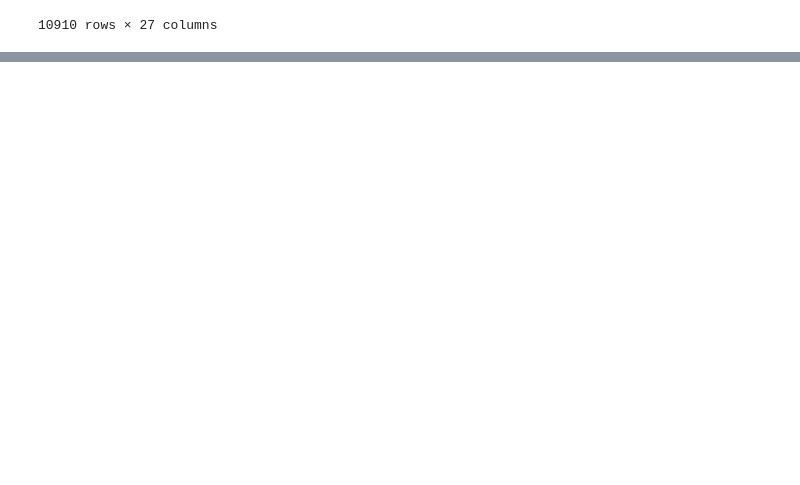
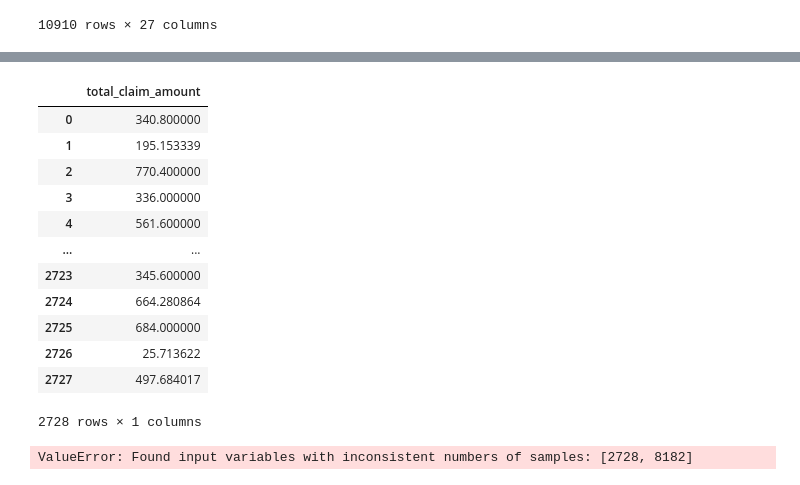
Before and after one commit to DominikKoppen/Dominik_Ironhack, a Jupyter notebook: Week_4/ LAB_ Model_Evaluation_and_Improving_1.ipynb, the cells around one changed output, grey strips where cells are left out. Drawn from its saved outputs; the diff is of its cells as text; code cells hidden in the pictures; blank space fills up the shorter version.

```diff
--- a/Week_4/ LAB_ Model_Evaluation_and_Improving_1.ipynb
+++ b/Week_4/ LAB_ Model_Evaluation_and_Improving_1.ipynb
@@ -531,0 +553,16 @@ LinearRegression does not accept missing values encoded as NaN natively. For sup
+# %%
+y_test_1
+# %% [output]
+|  | total_claim_amount |
+| 0 | 340.800000 |
+| 1 | 195.153339 |
+| 2 | 770.400000 |
+| 3 | 336.000000 |
+| 4 | 561.600000 |
+| ... | ... |
+| 2723 | 345.600000 |
+| 2724 | 664.280864 |
+| 2725 | 684.000000 |
+| 2726 | 25.713622 |
+| 2727 | 497.684017 |
+2728 rows × 1 columns
@@ -531,0 +571,5 @@ LinearRegression does not accept missing values encoded as NaN natively. For sup
+# %%
+from sklearn.metrics import mean_squared_error
+mse1 = mean_squared_error(y_test_1, y_pred_1)
+# %% [output]
+ValueError: Found input variables with inconsistent numbers of samples: [2728, 8182]
```
Also changed, not shown: parts of 20 cells of this notebook, 27 other files.
